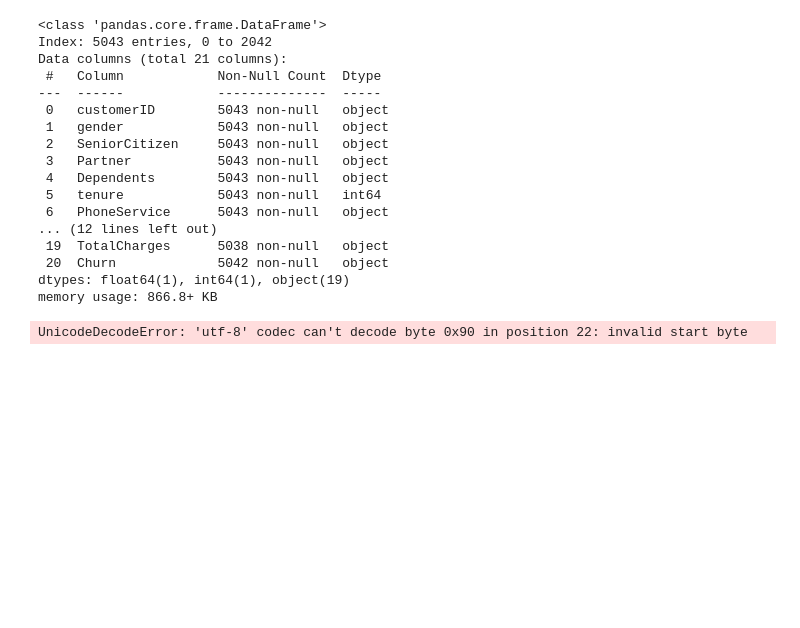
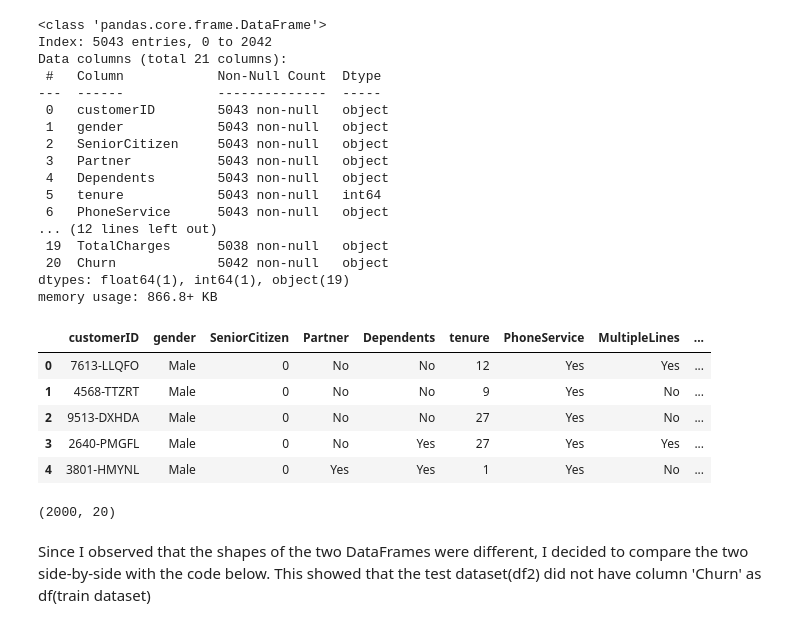
Before and after one commit to sethsot/Telco-Churn, a Jupyter notebook: draft.ipynb, the cells around one changed output. Drawn from its saved outputs; the diff is of its cells as text; code cells hidden in the pictures; blank space fills up the shorter version.

```diff
--- a/draft.ipynb
+++ b/draft.ipynb
@@ -144,5 +164,24 @@ memory usage: 866.8+ KB
 # %%
-#unable to read test data, why?
-df2=pd.read_csv(r"C:\Users\lenovo\Desktop\Seth\Personal\Azubi\Career Accelarator prog\LP2\Telco-churn-second-2000.xlsx")
+#import test dataset (Telco-churn-second-2000.xlsx)
+
+file_path="C:/Users/lenovo/Desktop/Seth/Personal/Azubi/Career Accelarator prog/LP2/Telco-churn-second-2000.xlsx"
+df2=pd.read_excel(file_path)
-# %% [output]
-UnicodeDecodeError: 'utf-8' codec can't decode byte 0x90 in position 22: invalid start byte
+# %%
+#preview df2(test dataset)
+
+df2.head()
+# %% [output]
+|  | customerID | gender | SeniorCitizen | Partner | Dependents | tenure | PhoneService | MultipleLines | ... |
+| 0 | 7613-LLQFO | Male | 0 | No | No | 12 | Yes | Yes | ... |
+| 1 | 4568-TTZRT | Male | 0 | No | No | 9 | Yes | No | ... |
+| 2 | 9513-DXHDA | Male | 0 | No | No | 27 | Yes | No | ... |
+| 3 | 2640-PMGFL | Male | 0 | No | Yes | 27 | Yes | Yes | ... |
+| 4 | 3801-HMYNL | Male | 0 | Yes | Yes | 1 | Yes | No | ... |
+# %%
+#check shape of df2
+
+df2.shape
+# %% [output]
+(2000, 20)
+# %% [markdown]
+Since I observed that the shapes of the two DataFrames were different, I decided to compare the two side-by-side with the code below. This showed that the test dataset(df2) did not have column 'Churn' as df(train dataset)
```
Also changed, not shown: parts of 49 cells of this notebook.
